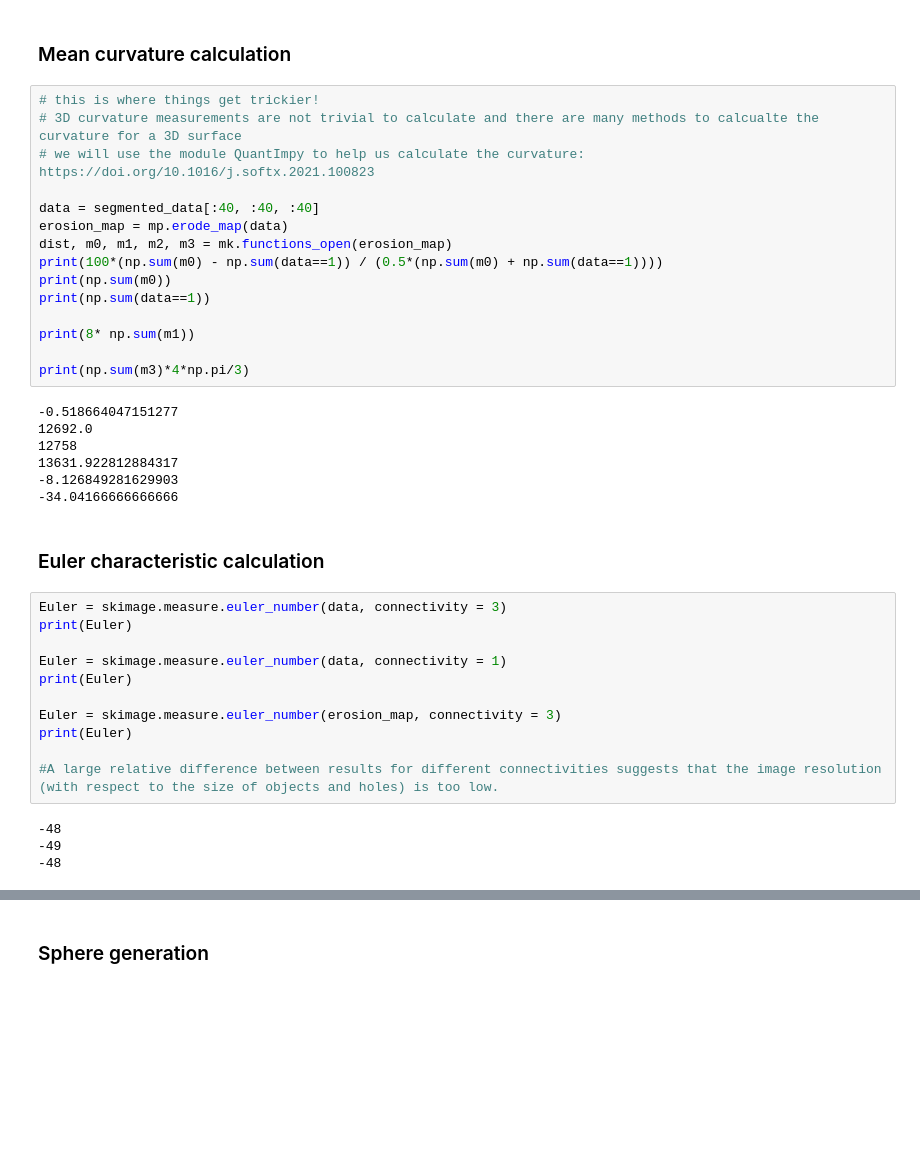
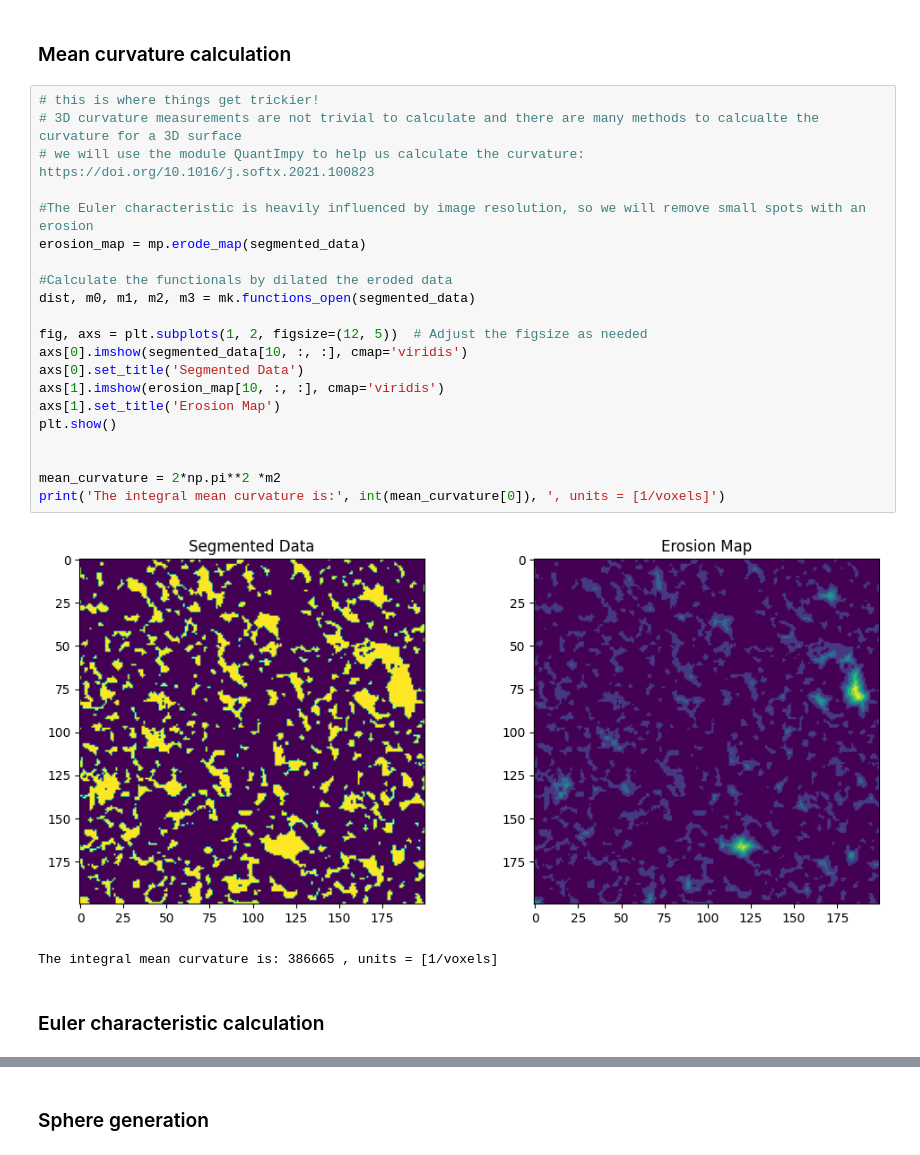
Before and after one commit to cspurin/quantification_porescale_images, a Jupyter notebook: interpore_lecture2_material.ipynb, the cells around one changed output, grey strips where cells are left out. Saved outputs shown, nothing was run; the diff lists cells and outputs as text; blank space fills up the shorter version.

```diff
--- a/interpore_lecture2_material.ipynb
+++ b/interpore_lecture2_material.ipynb
@@ -129,39 +130,26 @@ Smoothing can havilty influence the surface area calculated. In this case, the v
 # %%
 # this is where things get trickier!
 # 3D curvature measurements are not trivial to calculate and there are many methods to calcualte the curvature for a 3D surface
 # we will use the module QuantImpy to help us calculate the curvature: https://doi.org/10.1016/j.softx.2021.100823
 
-data = segmented_data[:40, :40, :40]
-erosion_map = mp.erode_map(data)
-dist, m0, m1, m2, m3 = mk.functions_open(erosion_map)
-print(100*(np.sum(m0) - np.sum(data==1)) / (0.5*(np.sum(m0) + np.sum(data==1))))
-print(np.sum(m0))
-print(np.sum(data==1))
+#The Euler characteristic is heavily influenced by image resolution, so we will remove small spots with an erosion
+erosion_map = mp.erode_map(segmented_data)
 
-print(8* np.sum(m1))
+#Calculate the functionals by dilated the eroded data
+dist, m0, m1, m2, m3 = mk.functions_open(segmented_data)
 
-print(np.sum(m3)*4*np.pi/3)
+fig, axs = plt.subplots(1, 2, figsize=(12, 5))  # Adjust the figsize as needed
+axs[0].imshow(segmented_data[10, :, :], cmap='viridis')
+axs[0].set_title('Segmented Data')
+axs[1].imshow(erosion_map[10, :, :], cmap='viridis')
+axs[1].set_title('Erosion Map')
+plt.show()
+
+
+mean_curvature = 2*np.pi**2 *m2
+print('The integral mean curvature is:', int(mean_curvature[0]), ', units = [1/voxels]')
 # %% [output]
+[figure, added]
--0.518664047151277
-12692.0
-12758
-13631.922812884317
--8.126849281629903
--34.04166666666666
+The integral mean curvature is: 386665 , units = [1/voxels]
 # %% [markdown]
 ### Euler characteristic calculation
-# %%
-Euler = skimage.measure.euler_number(data, connectivity = 3)
-print(Euler)
-
-Euler = skimage.measure.euler_number(data, connectivity = 1)
-print(Euler)
-
-Euler = skimage.measure.euler_number(erosion_map, connectivity = 3)
-print(Euler)
-
-#A large relative difference between results for different connectivities suggests that the image resolution (with respect to the size of objects and holes) is too low.
-# %% [output]
--48
--49
--48
```
Also changed, not shown: parts of 8 cells of this notebook.
